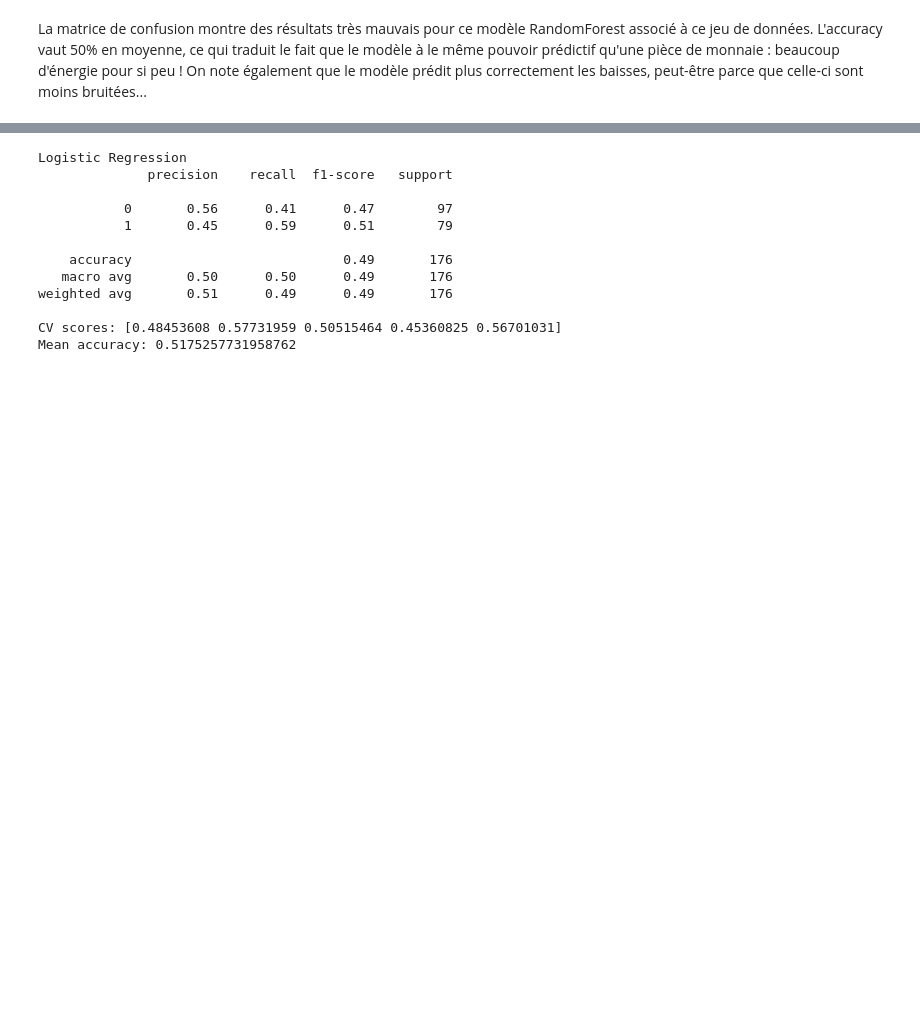
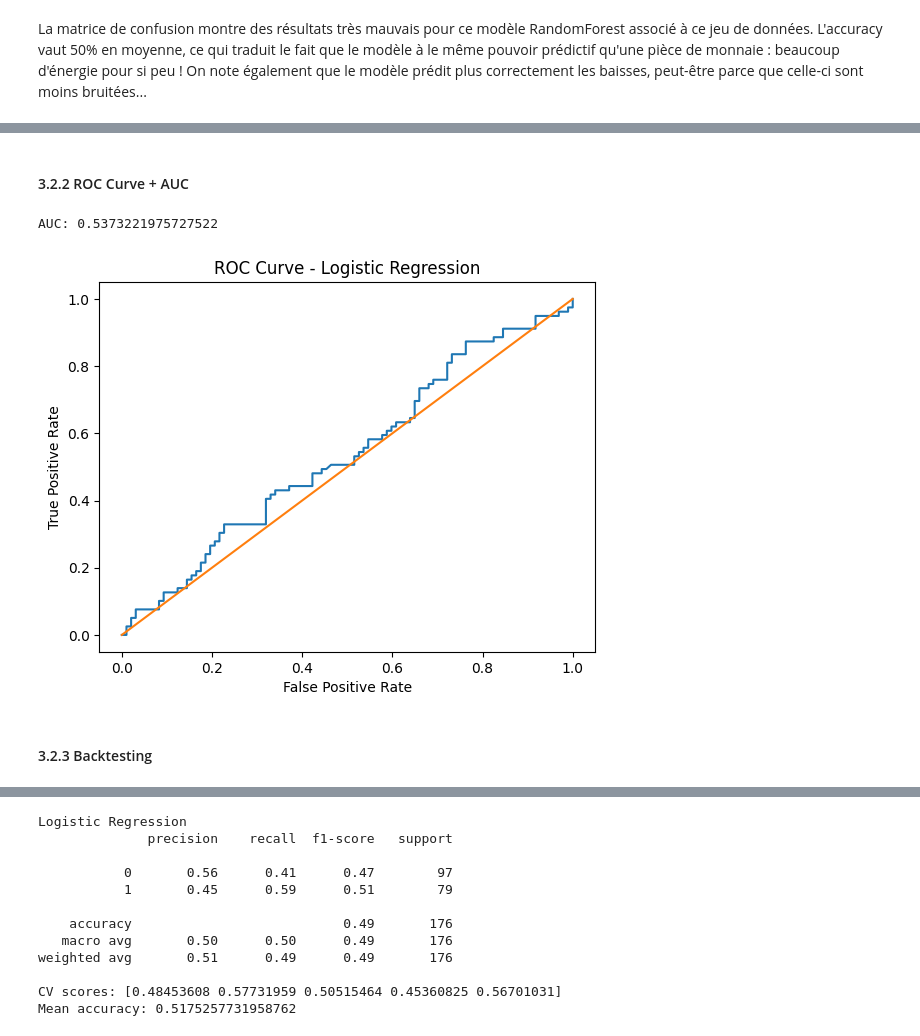
Before and after one commit to MarionSrl/ml-news-spread, a Jupyter notebook: notebooks/01_data_collection_VMM.ipynb, the cells around one changed output, grey strips where cells are left out. Saved outputs shown, nothing was run; the diff lists cells and outputs as text; code cells hidden in the pictures; blank space fills up the shorter version.

```diff
--- a/notebooks/01_data_collection_VMM.ipynb
+++ b/notebooks/01_data_collection_VMM.ipynb
@@ -481 +583,29 @@ On note également que le modèle prédit plus correctement les baisses, peut-ê
+# %% [markdown]
+#### 3.2.2 ROC Curve + AUC
+# %%
+# =========================================================
+# 5. EVALUATION : ROC CURVE + AUC
+# =========================================================
+
+from sklearn.metrics import roc_curve, roc_auc_score
+
+y_proba_log = log_model.predict_proba(X_test_scaled)[:, 1]
+
+auc_score = roc_auc_score(y_test, y_proba_log)
+print("AUC:", auc_score)
+
+fpr, tpr, thresholds = roc_curve(y_test, y_proba_log)
+
+plt.figure()
+plt.plot(fpr, tpr)
+plt.plot([0,1], [0,1])
+plt.title("ROC Curve - Logistic Regression")
+plt.xlabel("False Positive Rate")
+plt.ylabel("True Positive Rate")
+plt.show()
+# %% [output]
+AUC: 0.5373221975727522
+[figure, added]
+# %% [markdown]
+#### 3.2.3 Backtesting
 # %%
```
Also changed, not shown: parts of 57 cells of this notebook.
